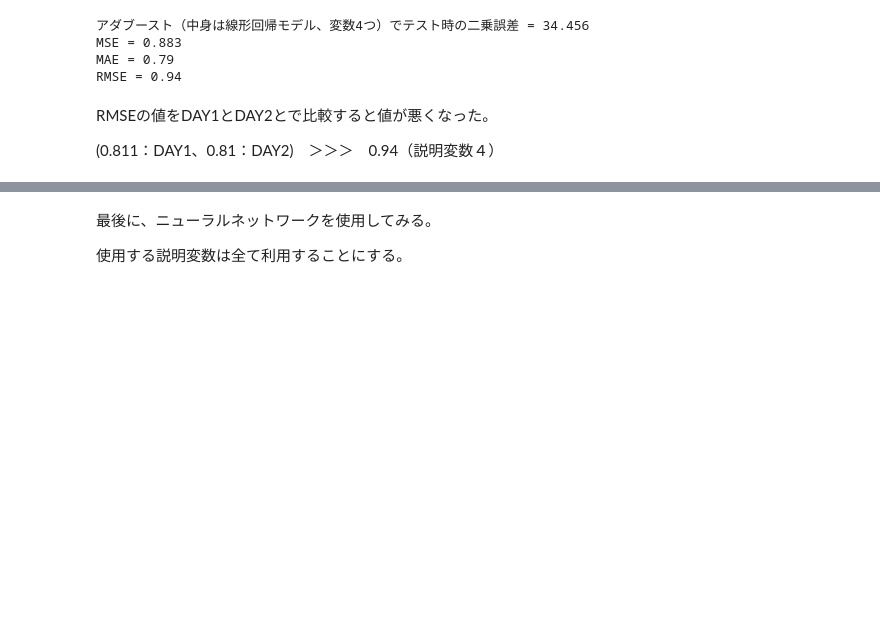
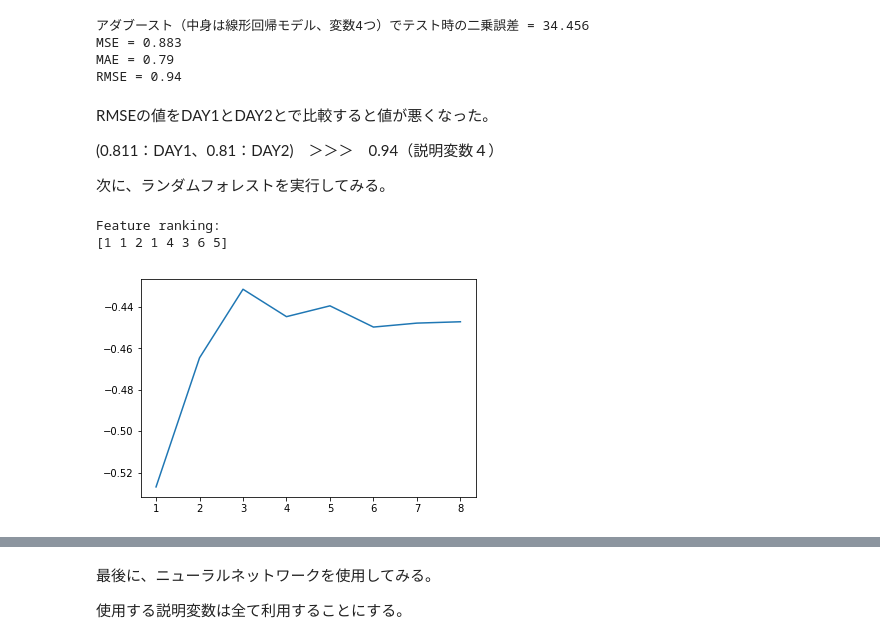
Before and after one commit to ASAO-KYOICHI/kagawa-ai, a Jupyter notebook: Day3_work_浅尾享一.ipynb, the cells around one changed output, grey strips where cells are left out. Saved outputs shown, nothing was run; the diff lists cells and outputs as text; code cells hidden in the pictures; blank space fills up the shorter version.

```diff
--- a/Day3_work_浅尾享一.ipynb
+++ b/Day3_work_浅尾享一.ipynb
@@ -1020,3 +981,48 @@ RMSE = 0.94
 RMSEの値をDAY1とDAY2とで比較すると値が悪くなった。
 
 (0.811：DAY1、0.81：DAY2)　＞＞＞　0.94（説明変数４）
+
+次に、ランダムフォレストを実行してみる。
+# %%
+from sklearn.ensemble import RandomForestRegressor
+
+#決定木回帰のランダムフォレスト
+rand_reg = RandomForestRegressor(n_estimators=10, max_depth=10, criterion="mse",
+                                 min_samples_leaf=3, min_samples_split=2, random_state=1234)
+
+#説明変数はconsume以外の値を選択する。
+X_day3, y = df_car_consume[["distance",
+                            "speed",
+                            "temp_inside",
+                            "temp_outside",
+                            "AC",
+                            "rain",
+                            "sun",
+                            "gas_type_int"]].values, df_car_consume["consume"].values
+
+#学習データを80％、テストデータは20％とする
+X_train_day3, X_test_day3, y_train, y_test = train_test_split(X_day3, y, test_size=0.2, random_state=1234)#テストに用いるデータを作成
+
+stdsc = StandardScaler()#標準化クラス呼び出し
+X_train_stand = stdsc.fit_transform(X_train_day3)#学習用データを標準化
+X_test_stand  = stdsc.transform(X_test_day3)#テスト用データも標準化（fitは上のを引き継ぐ）
+
+#ステップワイズ法による特徴選択
+# RFECVは交差検証によってステップワイズ法による特徴選択を行う
+# cvにはFold（=グループ）の数，scoringには評価指標を指定する
+# 今回は回帰なのでneg_mean_squared_errorを評価指標に指定（分類ならaccuracy）
+rand_reg_rfecv = RFECV(rand_reg, cv=10, scoring='neg_mean_squared_error')
+
+rand_reg_rfecv.fit(X_train_stand, y_train)#特徴選択を実行する
+
+# 特徴のランキングを表示（1が最も重要な特徴）
+print('Feature ranking: \n{}'.format(rand_reg_rfecv.ranking_))
+
+# 特徴数とスコアの変化をプロット
+# 負のMSEが評価基準になっており，値がゼロに近いほど汎化誤差は小さい
+plt.plot(range(1, len(rand_reg_rfecv.grid_scores_) + 1), rand_reg_rfecv.grid_scores_)
+plt.show()
+# %% [output]
+Feature ranking:
+[1 1 2 1 4 3 6 5]
+[figure, added]
```
Also changed, not shown: parts of 10 cells of this notebook.
